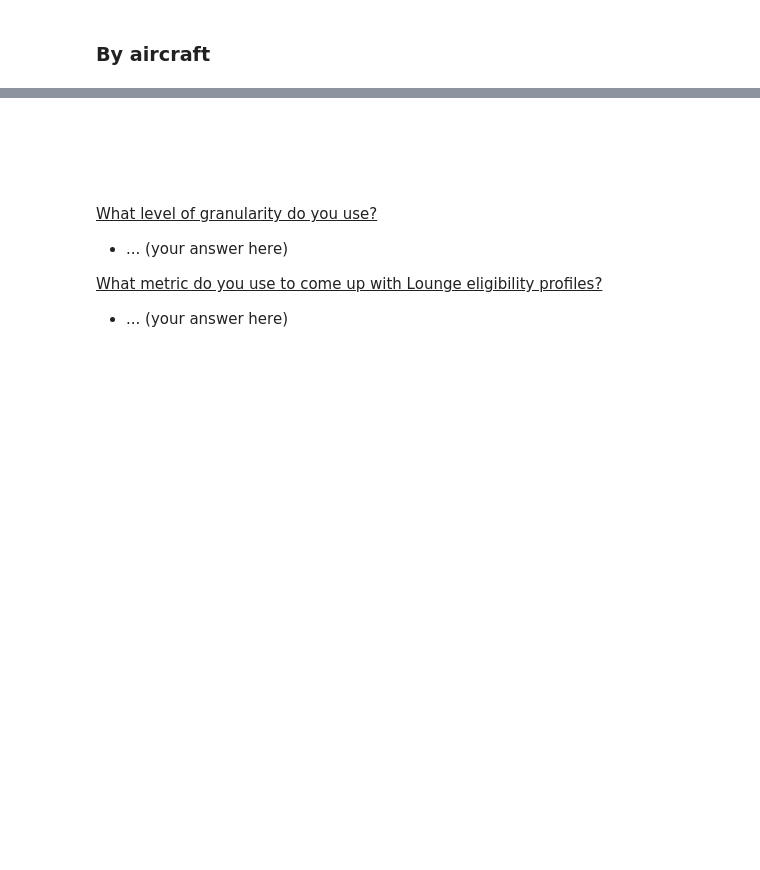
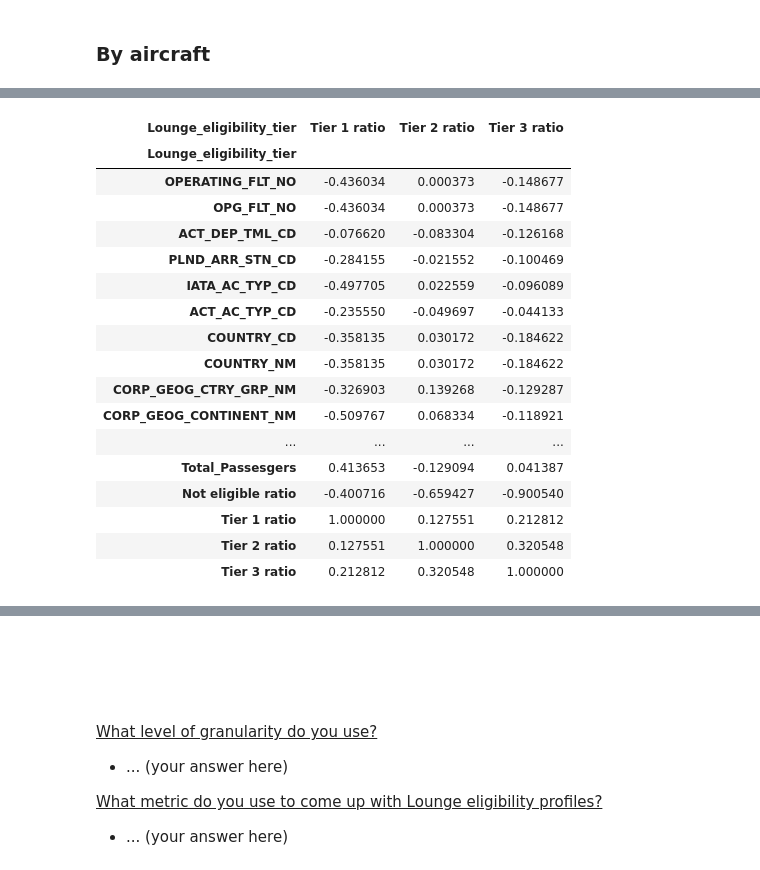
Before and after one commit to IanMaHKG-BA/Hackathon_Team_1, a Jupyter notebook: lounges_gold_standard_Ian.ipynb, the cells around one changed output, grey strips where cells are left out. Drawn from its saved outputs; the diff is of its cells as text; code cells hidden in the pictures; blank space fills up the shorter version.

```diff
--- a/lounges_gold_standard_Ian.ipynb
+++ b/lounges_gold_standard_Ian.ipynb
@@ -1251,0 +1304,2 @@ group_pivot_to_lookup(df_pivot_groupby_acft)
+# %%
+pivot_df_no_skew = pivot_df.iloc[:,1:]
@@ -1251,0 +1317,22 @@ group_pivot_to_lookup(df_pivot_groupby_acft)
+# %%
+# pivot_df_no_skew.apply(lambda x: pd.factorize(x)[0]).corr()[['Tier 1 ratio', 'Tier 2 ratio', 'Tier 3 ratio']]
+pivot_df_no_skew.corr()[['Tier 1 ratio', 'Tier 2 ratio', 'Tier 3 ratio']]
+# %% [output]
+| Lounge_eligibility_tier | Tier 1 ratio | Tier 2 ratio | Tier 3 ratio |
+| Lounge_eligibility_tier |  |  |  |
+| OPERATING_FLT_NO | -0.436034 | 0.000373 | -0.148677 |
+| OPG_FLT_NO | -0.436034 | 0.000373 | -0.148677 |
+| ACT_DEP_TML_CD | -0.076620 | -0.083304 | -0.126168 |
+| PLND_ARR_STN_CD | -0.284155 | -0.021552 | -0.100469 |
+| IATA_AC_TYP_CD | -0.497705 | 0.022559 | -0.096089 |
+| ACT_AC_TYP_CD | -0.235550 | -0.049697 | -0.044133 |
+| COUNTRY_CD | -0.358135 | 0.030172 | -0.184622 |
+| COUNTRY_NM | -0.358135 | 0.030172 | -0.184622 |
+| CORP_GEOG_CTRY_GRP_NM | -0.326903 | 0.139268 | -0.129287 |
+| CORP_GEOG_CONTINENT_NM | -0.509767 | 0.068334 | -0.118921 |
+| ... | ... | ... | ... |
+| Total_Passesgers | 0.413653 | -0.129094 | 0.041387 |
+| Not eligible ratio | -0.400716 | -0.659427 | -0.900540 |
+| Tier 1 ratio | 1.000000 | 0.127551 | 0.212812 |
+| Tier 2 ratio | 0.127551 | 1.000000 | 0.320548 |
+| Tier 3 ratio | 0.212812 | 0.320548 | 1.000000 |
```
Also changed, not shown: parts of 9 cells of this notebook.
